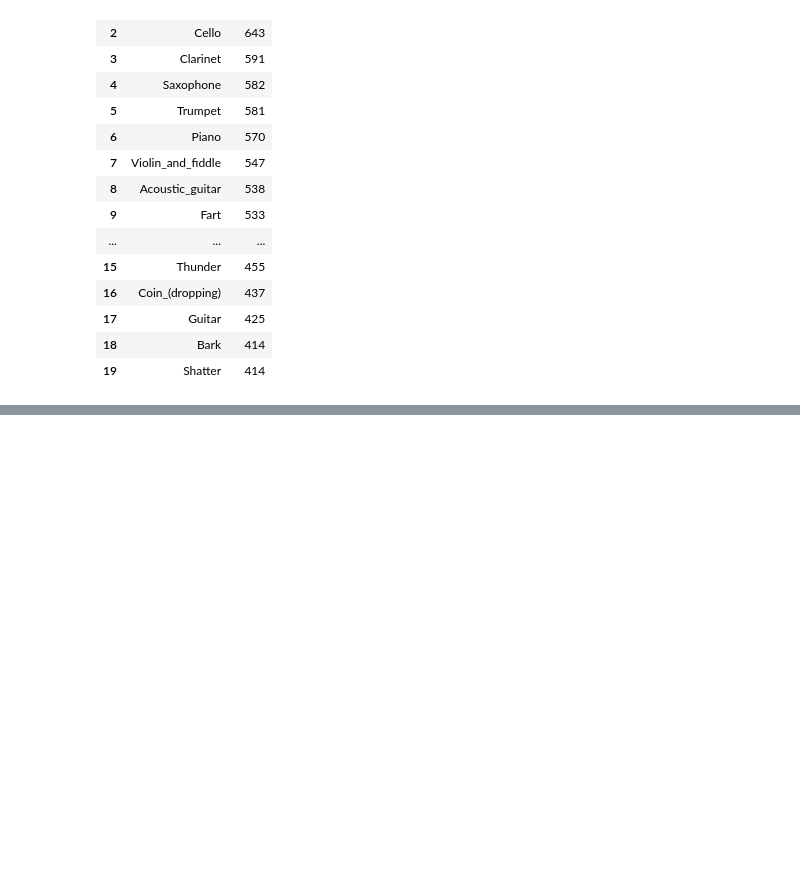
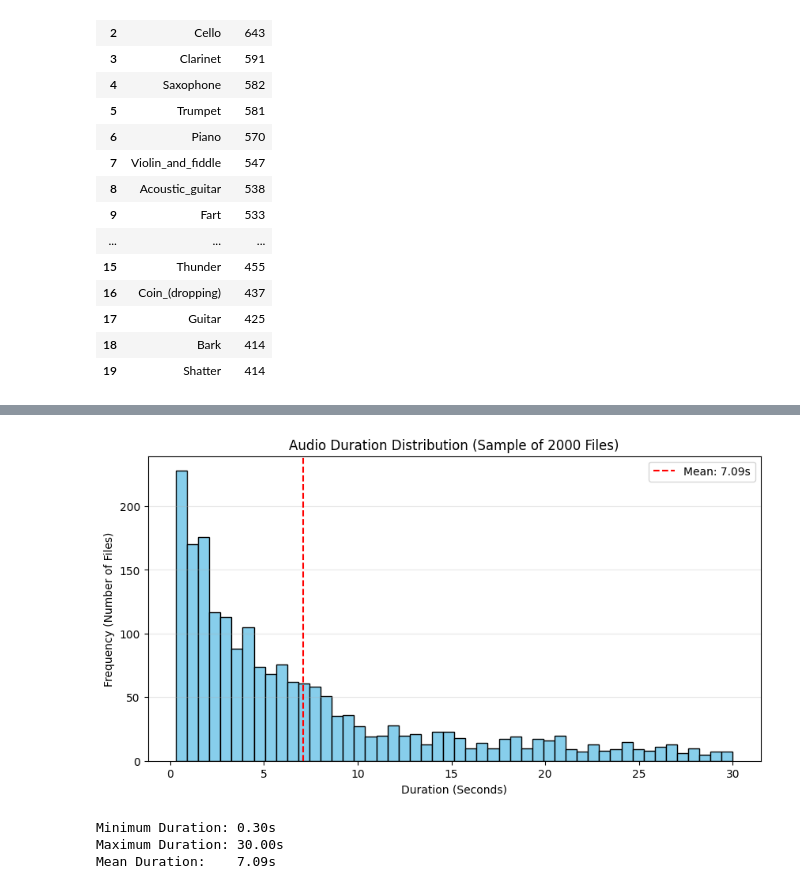
Before and after one commit to jaimecano12/fdk-500-AI, a Jupyter notebook: notebooks/01_data_exploration.ipynb, the cells around one changed output, grey strips where cells are left out. Cells and saved outputs as stored; diff of their text form; code cells hidden in the pictures; blank space fills up the shorter version.

```diff
--- a/notebooks/01_data_exploration.ipynb
+++ b/notebooks/01_data_exploration.ipynb
@@ -175,0 +146,36 @@ There are 73 classes with fewer than 20 samples in the dev split.
+# %%
+# Setup paths
+path_dev = "/content/fsd50k_local/FSD50K.dev_audio"
+# Processing 2000 samples for a quick statistical overview
+samples = os.listdir(path_dev)[:2000]
+
+durations = []
+for f in samples:
+    # Get duration without loading the whole file into memory
+    d = librosa.get_duration(path=os.path.join(path_dev, f))
+    durations.append(d)
+
+# Plotting the results
+plt.figure(figsize=(10, 5))
+plt.hist(durations, bins=50, color='skyblue', edgecolor='black')
+
+# Calculate mean and add a reference line to the plot
+mean_val = sum(durations)/len(durations)
+plt.axvline(x=mean_val, color='red', linestyle='--', label=f"Mean: {mean_val:.2f}s")
+
+plt.title("Audio Duration Distribution (Sample of 2000 Files)")
+plt.xlabel("Duration (Seconds)")
+plt.ylabel("Frequency (Number of Files)")
+plt.legend()
+plt.grid(axis='y', alpha=0.3)
+plt.show()
+
+# Print the final calculated duration metrics
+print(f"Minimum Duration: {min(durations):.2f}s")
+print(f"Maximum Duration: {max(durations):.2f}s")
+print(f"Mean Duration:    {mean_val:.2f}s")
+# %% [output]
+[figure, added]
+Minimum Duration: 0.30s
+Maximum Duration: 30.00s
+Mean Duration:    7.09s
```
Also changed, not shown: parts of 33 cells of this notebook.
